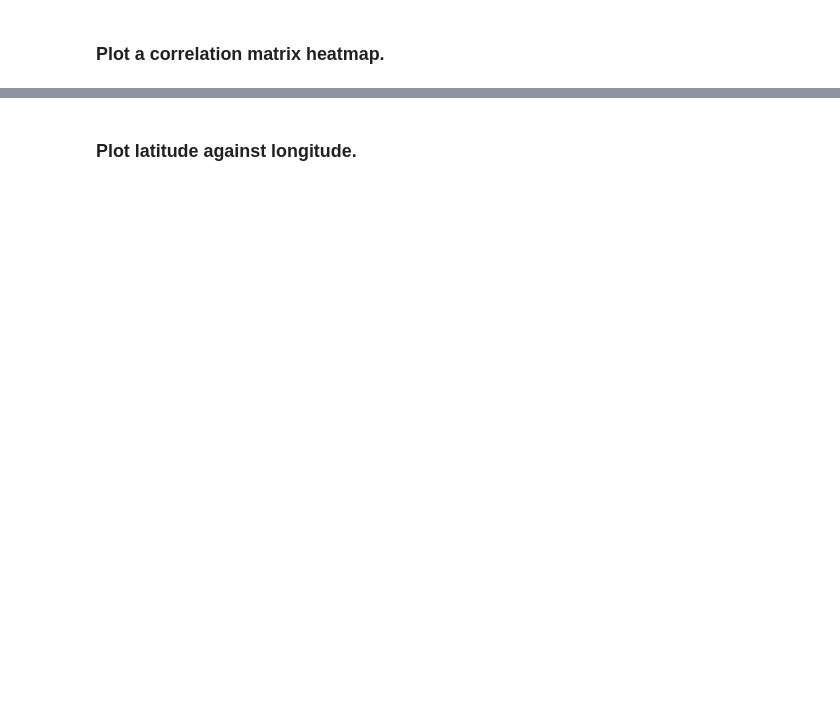
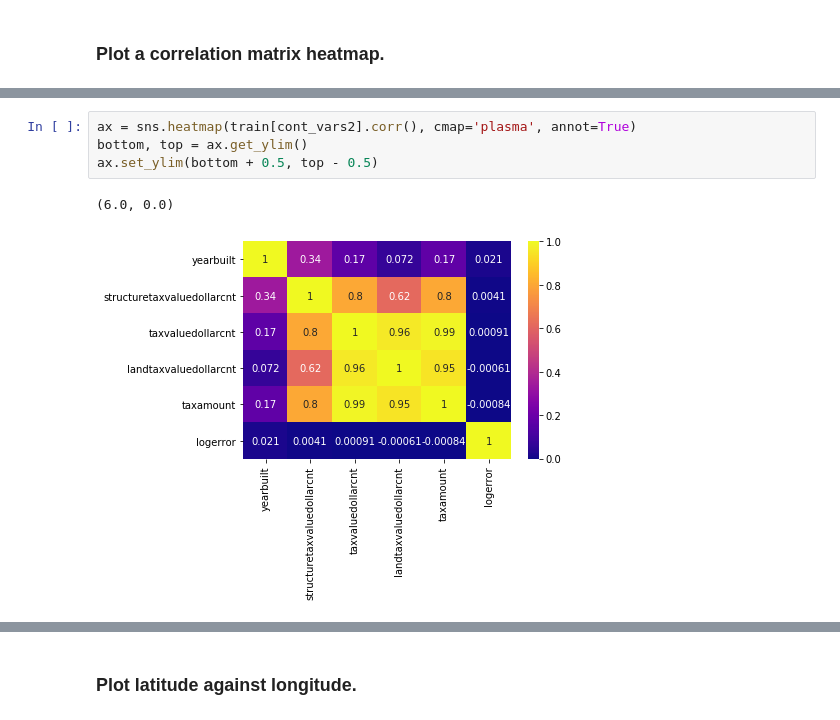
Before and after one commit to brandireger/ds-methodologies-exercises, a Jupyter notebook: clustering/explore_zillow.ipynb, the cells around one changed output, grey strips where cells are left out. Drawn from its saved outputs; the diff is of its cells as text; blank space fills up the shorter version.

```diff
--- a/clustering/explore_zillow.ipynb
+++ b/clustering/explore_zillow.ipynb
@@ -103,3 +150,10 @@ ax.set_ylim(bottom + 0.5, top - 0.5)
+# %%
+ax = sns.heatmap(train[cont_vars2].corr(), cmap='plasma', annot=True)
+bottom, top = ax.get_ylim()
+ax.set_ylim(bottom + 0.5, top - 0.5)
+# %% [output]
+(6.0, 0.0)
+[figure, added]
 # %%
 ax = sns.heatmap(train[disc_vars].corr(), cmap='plasma', annot=True)
 bottom, top = ax.get_ylim()
```
Also changed, not shown: parts of 33 cells of this notebook, 6 other files.
